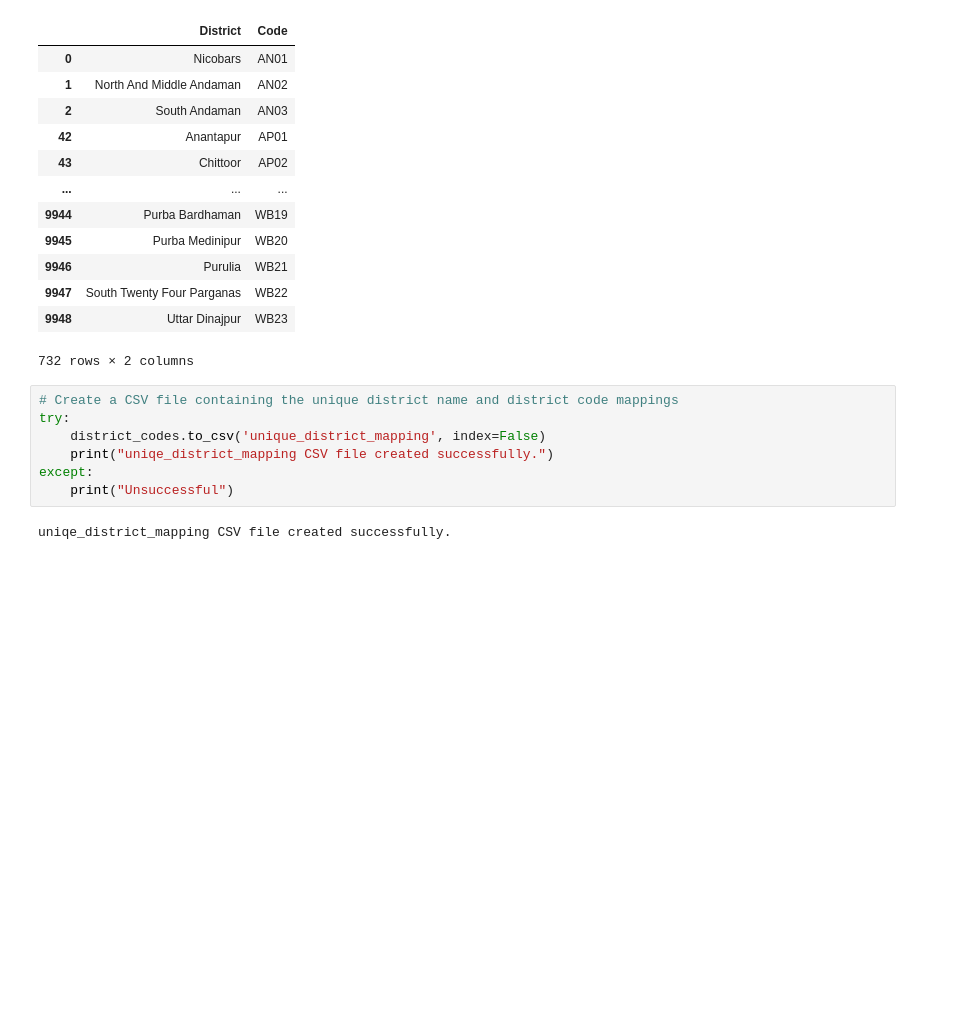
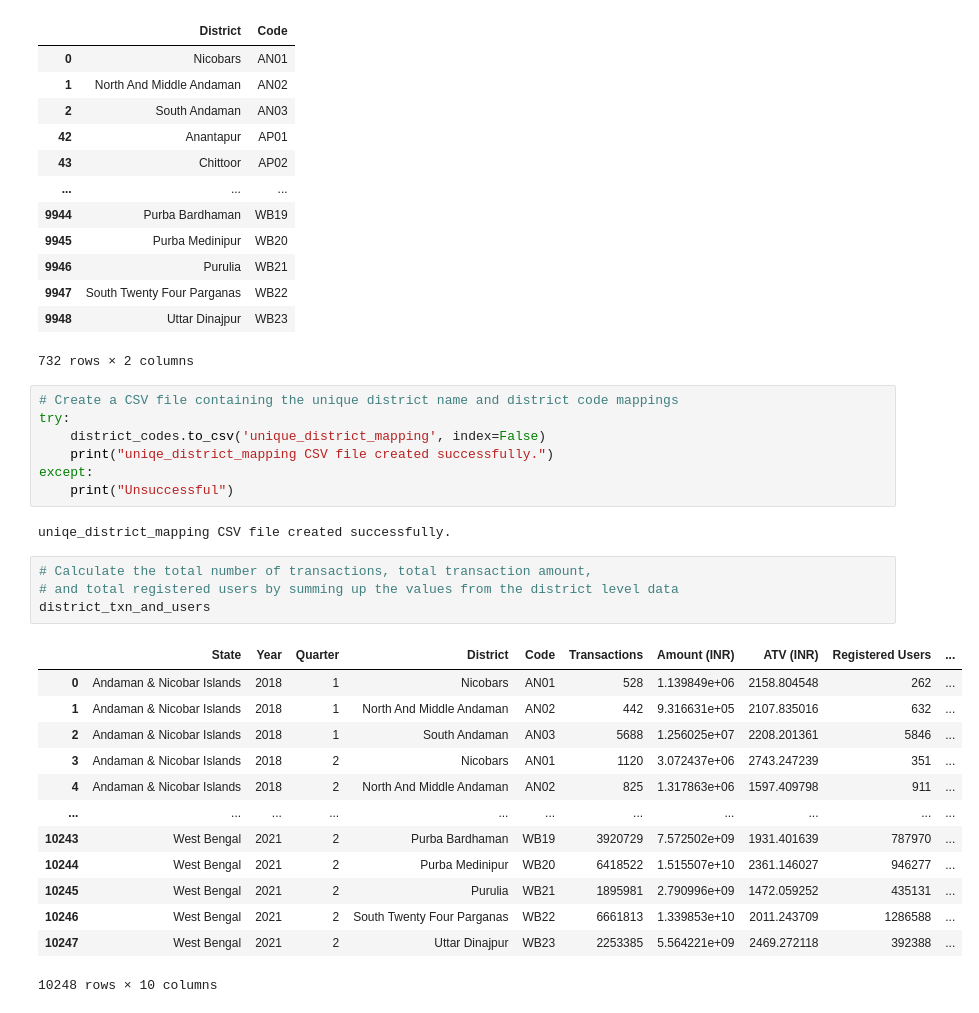
Before and after one commit to Shyam1327/PhonePe_Case_Study_Analysis, a Jupyter notebook: PhonePe.ipynb, the cells around one changed output. Saved outputs shown, nothing was run; the diff lists cells and outputs as text; blank space fills up the shorter version.

```diff
--- a/PhonePe.ipynb
+++ b/PhonePe.ipynb
@@ -1047,3 +1047,21 @@ except:
     print("Unsuccessful")
 # %% [output]
 uniqe_district_mapping CSV file created successfully.
+# %%
+# Calculate the total number of transactions, total transaction amount,
+# and total registered users by summing up the values from the district level data
+district_txn_and_users
+# %% [output]
+|  | State | Year | Quarter | District | Code | Transactions | Amount (INR) | ATV (INR) | Registered Users | ... |
+| 0 | Andaman & Nicobar Islands | 2018 | 1 | Nicobars | AN01 | 528 | 1.139849e+06 | 2158.804548 | 262 | ... |
+| 1 | Andaman & Nicobar Islands | 2018 | 1 | North And Middle Andaman | AN02 | 442 | 9.316631e+05 | 2107.835016 | 632 | ... |
+| 2 | Andaman & Nicobar Islands | 2018 | 1 | South Andaman | AN03 | 5688 | 1.256025e+07 | 2208.201361 | 5846 | ... |
+| 3 | Andaman & Nicobar Islands | 2018 | 2 | Nicobars | AN01 | 1120 | 3.072437e+06 | 2743.247239 | 351 | ... |
+| 4 | Andaman & Nicobar Islands | 2018 | 2 | North And Middle Andaman | AN02 | 825 | 1.317863e+06 | 1597.409798 | 911 | ... |
+| ... | ... | ... | ... | ... | ... | ... | ... | ... | ... | ... |
+| 10243 | West Bengal | 2021 | 2 | Purba Bardhaman | WB19 | 3920729 | 7.572502e+09 | 1931.401639 | 787970 | ... |
+| 10244 | West Bengal | 2021 | 2 | Purba Medinipur | WB20 | 6418522 | 1.515507e+10 | 2361.146027 | 946277 | ... |
+| 10245 | West Bengal | 2021 | 2 | Purulia | WB21 | 1895981 | 2.790996e+09 | 1472.059252 | 435131 | ... |
+| 10246 | West Bengal | 2021 | 2 | South Twenty Four Parganas | WB22 | 6661813 | 1.339853e+10 | 2011.243709 | 1286588 | ... |
+| 10247 | West Bengal | 2021 | 2 | Uttar Dinajpur | WB23 | 2253385 | 5.564221e+09 | 2469.272118 | 392388 | ... |
+10248 rows × 10 columns
```
Also changed, not shown: parts of 2 cells of this notebook.
